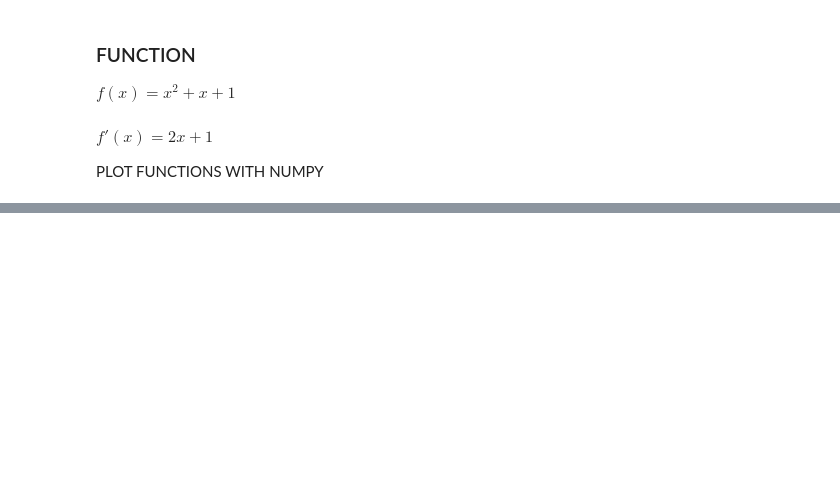
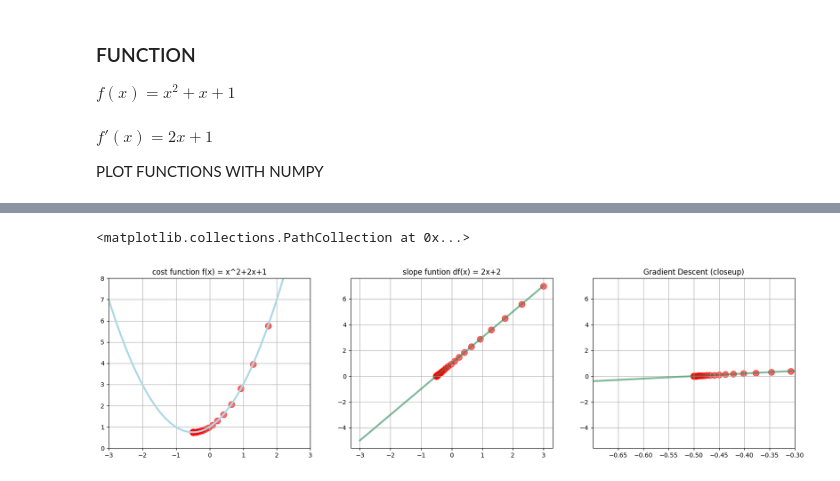
Before and after one commit to tmahmud7771/machine_learning, a Jupyter notebook: notebooks/ploting_funtions/ploting_functions.ipynb, the cells around one changed output, grey strips where cells are left out. Saved outputs shown, nothing was run; the diff lists cells and outputs as text; code cells hidden in the pictures; blank space fills up the shorter version.

Commit message:
GRADIENT DECENT

```diff
--- a/notebooks/ploting_funtions/ploting_functions.ipynb
+++ b/notebooks/ploting_funtions/ploting_functions.ipynb
@@ -38,0 +89,28 @@ plt.plot(x_1, df(x_1), color='seagreen', linewidth=3, label='df(x)')
+# %%
+#plot the function and derivative
+plt.figure(figsize=(20,5))
+plt.subplot(1,3,1)
+plt.xlim([-3,3])
+plt.ylim(0,8)
+plt.title('cost function f(x) = x^2+2x+1')
+plt.grid()
+plt.plot(x_1, f(x_1), color='lightblue', linewidth=3, label='f(x)')
+plt.scatter(x_val, f(np.array(x_val)), color='red', s=100, alpha=0.6)
+
+#plot slove function
+plt.subplot(1,3,2)
+plt.grid()
+plt.title('slope funtion df(x) = 2x+2')
+plt.plot(x_1, df(x_1), color='seagreen', linewidth=3, label='df(x)',alpha=0.6)
+plt.scatter(x_val, slope_val, color='red', s=100, alpha=0.6)
+
+#plot the gradient descent clsoeup
+plt.subplot(1,3,3)
+plt.xlim([new_x-0.2, new_x+0.2])
+plt.grid()
+plt.title('Gradient Descent (closeup)')
+plt.plot(x_1, df(x_1), color='seagreen', linewidth=3, label='df(x)',alpha=0.6)
+plt.scatter(x_val, slope_val, color='red', s=100, alpha=0.6)
+# %% [output]
+<matplotlib.collections.PathCollection at 0x...>
+[figure, added]
```
Also changed, not shown: parts of 3 cells of this notebook.
